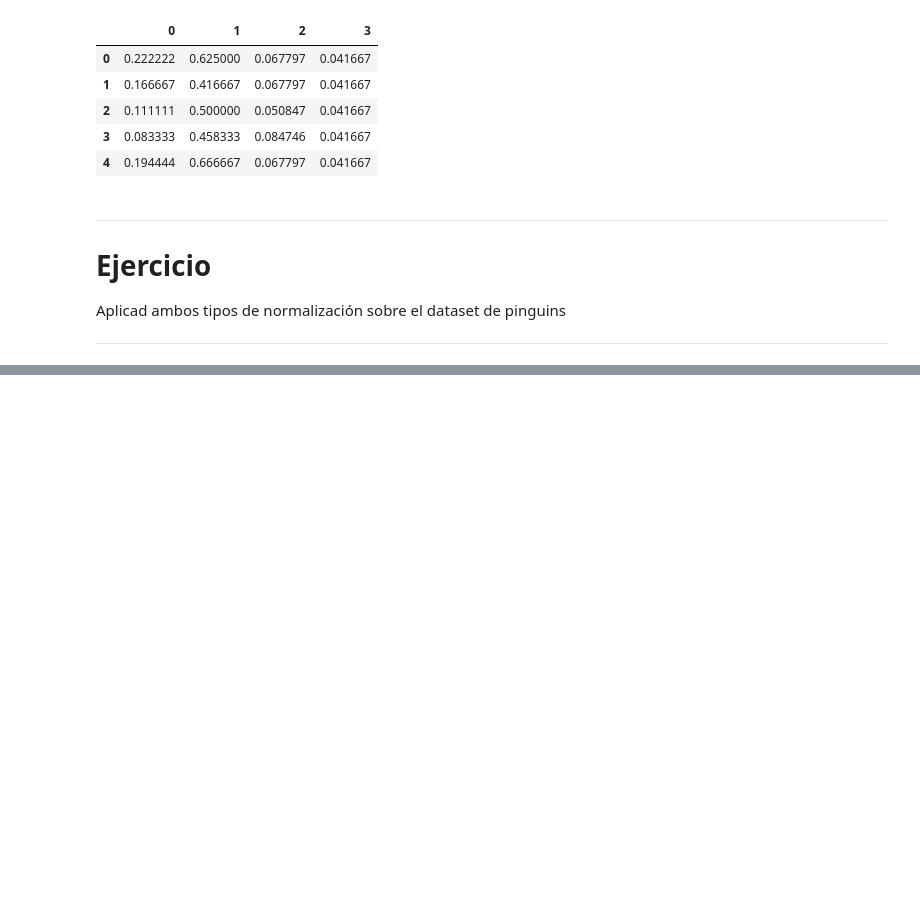
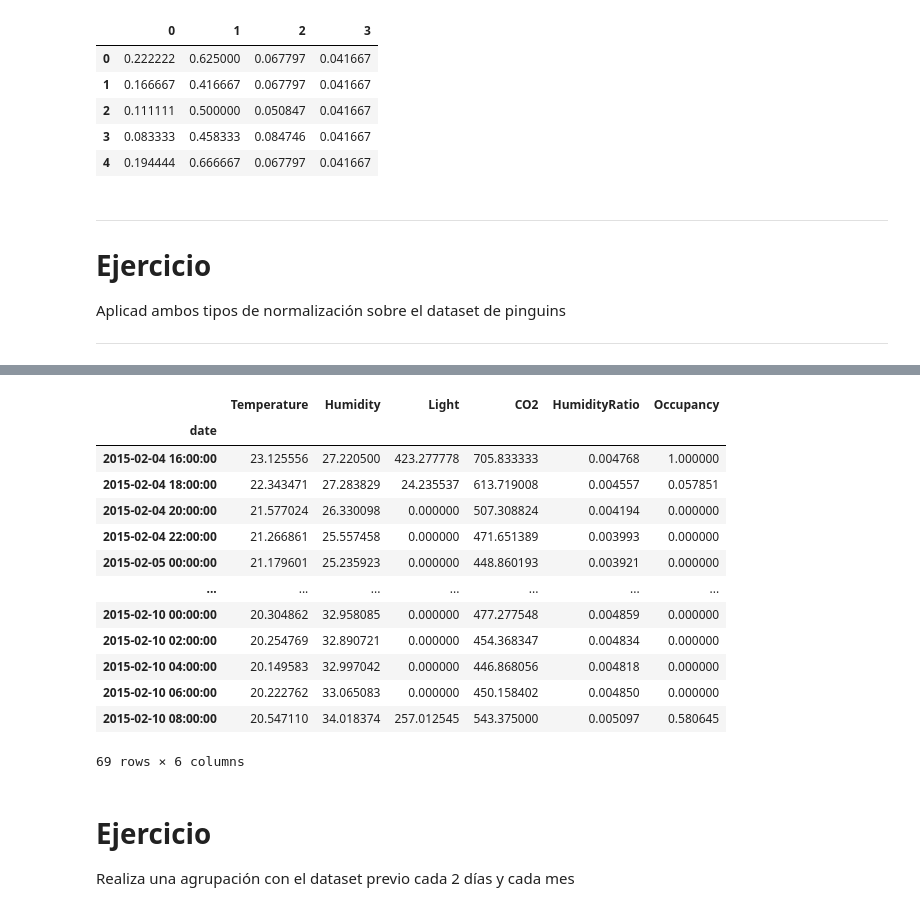
Before and after one commit to CuadraAlconero/IDAL_IA3_CuadraAlconero, a Jupyter notebook: Preprocess_data.ipynb, the cells around one changed output, grey strips where cells are left out. Cells and saved outputs as stored; diff of their text form; code cells hidden in the pictures; blank space fills up the shorter version.

```diff
--- a/Preprocess_data.ipynb
+++ b/Preprocess_data.ipynb
@@ -264,0 +309,24 @@ Los algoritmos de selección de características
+# %%
+# Utilizamos pd.Grouper para operar con nuestra serie temporal
+grouper = pd.Grouper(key="date", freq="2H")
+group_df = dataset.groupby(grouper).mean()
+group_df
+# %% [output]
+|  | Temperature | Humidity | Light | CO2 | HumidityRatio | Occupancy |
+| date |  |  |  |  |  |  |
+| 2015-02-04 16:00:00 | 23.125556 | 27.220500 | 423.277778 | 705.833333 | 0.004768 | 1.000000 |
+| 2015-02-04 18:00:00 | 22.343471 | 27.283829 | 24.235537 | 613.719008 | 0.004557 | 0.057851 |
+| 2015-02-04 20:00:00 | 21.577024 | 26.330098 | 0.000000 | 507.308824 | 0.004194 | 0.000000 |
+| 2015-02-04 22:00:00 | 21.266861 | 25.557458 | 0.000000 | 471.651389 | 0.003993 | 0.000000 |
+| 2015-02-05 00:00:00 | 21.179601 | 25.235923 | 0.000000 | 448.860193 | 0.003921 | 0.000000 |
+| ... | ... | ... | ... | ... | ... | ... |
+| 2015-02-10 00:00:00 | 20.304862 | 32.958085 | 0.000000 | 477.277548 | 0.004859 | 0.000000 |
+| 2015-02-10 02:00:00 | 20.254769 | 32.890721 | 0.000000 | 454.368347 | 0.004834 | 0.000000 |
+| 2015-02-10 04:00:00 | 20.149583 | 32.997042 | 0.000000 | 446.868056 | 0.004818 | 0.000000 |
+| 2015-02-10 06:00:00 | 20.222762 | 33.065083 | 0.000000 | 450.158402 | 0.004850 | 0.000000 |
+| 2015-02-10 08:00:00 | 20.547110 | 34.018374 | 257.012545 | 543.375000 | 0.005097 | 0.580645 |
+69 rows × 6 columns
+# %% [markdown]
+# Ejercicio
+
+Realiza una agrupación con el dataset previo cada 2 días y cada mes
```
Also changed, not shown: parts of 56 cells of this notebook.
